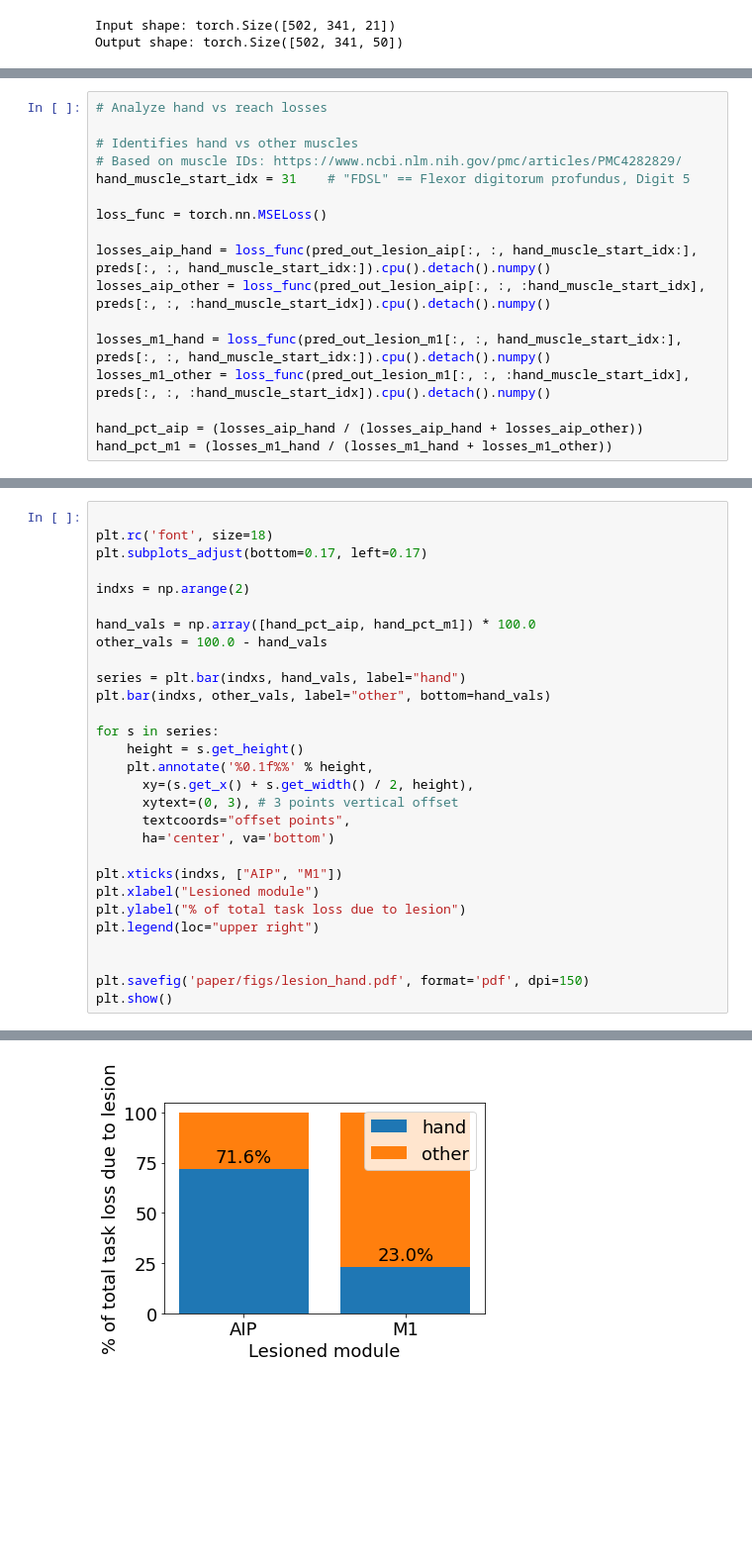
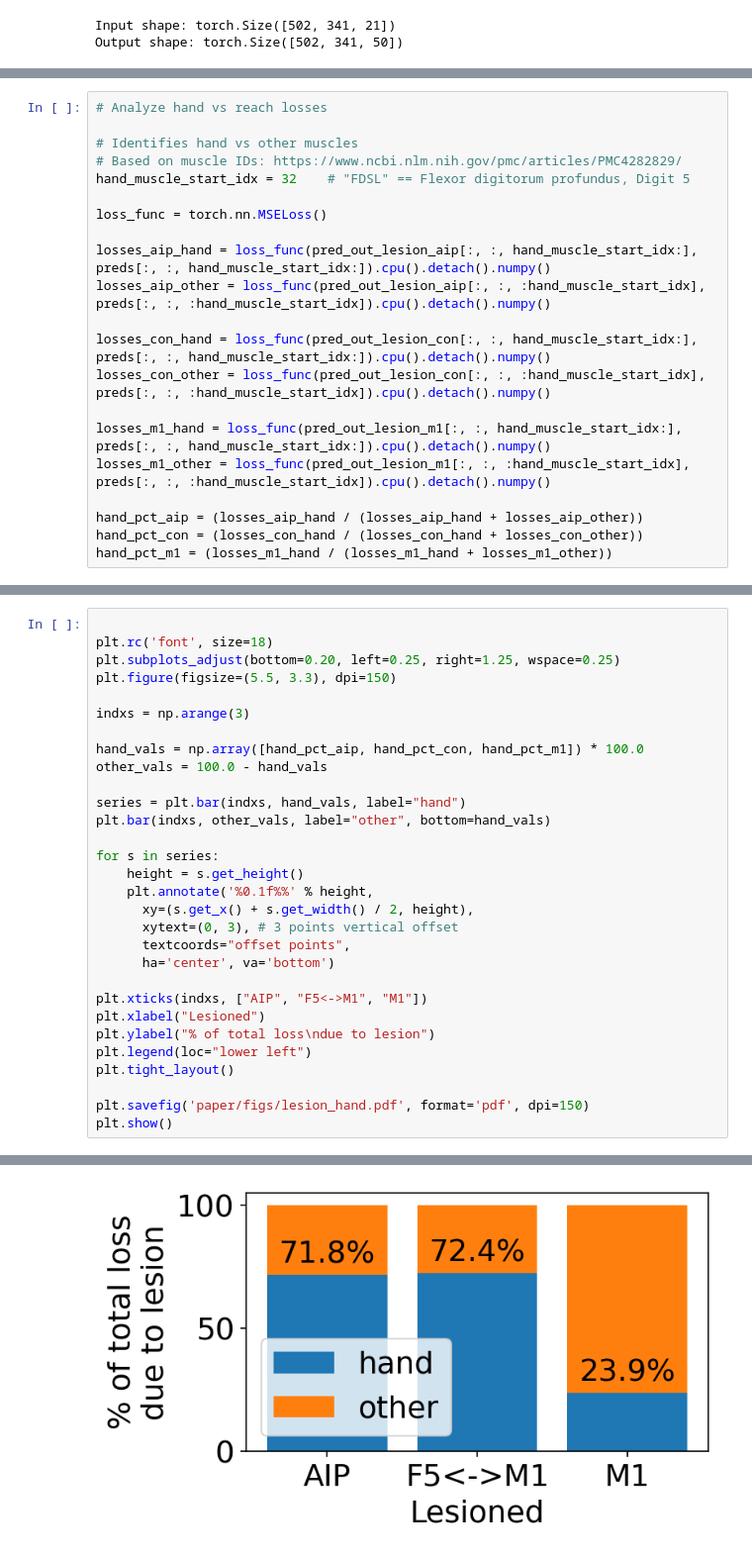
Before and after one commit to mmattb/coproc-poc, a Jupyter notebook: analyze_lesions.ipynb, the cells around one changed output, grey strips where cells are left out. Shown at 99% size. Drawn from its saved outputs; the diff is of its cells as text; blank space fills up the shorter version.

```diff
--- a/analyze_lesions.ipynb
+++ b/analyze_lesions.ipynb
@@ -149,17 +174,21 @@ plt.show()
 
 # Identifies hand vs other muscles
 # Based on muscle IDs: https://www.ncbi.nlm.nih.gov/pmc/articles/PMC4282829/
-hand_muscle_start_idx = 31    # "FDSL" == Flexor digitorum profundus, Digit 5
+hand_muscle_start_idx = 32    # "FDSL" == Flexor digitorum profundus, Digit 5
 
 loss_func = torch.nn.MSELoss()
 
 losses_aip_hand = loss_func(pred_out_lesion_aip[:, :, hand_muscle_start_idx:], preds[:, :, hand_muscle_start_idx:]).cpu().detach().numpy()
 losses_aip_other = loss_func(pred_out_lesion_aip[:, :, :hand_muscle_start_idx], preds[:, :, :hand_muscle_start_idx]).cpu().detach().numpy()
 
+losses_con_hand = loss_func(pred_out_lesion_con[:, :, hand_muscle_start_idx:], preds[:, :, hand_muscle_start_idx:]).cpu().detach().numpy()
+losses_con_other = loss_func(pred_out_lesion_con[:, :, :hand_muscle_start_idx], preds[:, :, :hand_muscle_start_idx]).cpu().detach().numpy()
+
 losses_m1_hand = loss_func(pred_out_lesion_m1[:, :, hand_muscle_start_idx:], preds[:, :, hand_muscle_start_idx:]).cpu().detach().numpy()
 losses_m1_other = loss_func(pred_out_lesion_m1[:, :, :hand_muscle_start_idx], preds[:, :, :hand_muscle_start_idx]).cpu().detach().numpy()
 
 hand_pct_aip = (losses_aip_hand / (losses_aip_hand + losses_aip_other))
+hand_pct_con = (losses_con_hand / (losses_con_hand + losses_con_other))
 hand_pct_m1 = (losses_m1_hand / (losses_m1_hand + losses_m1_other))
 # %%
 print(hand_pct_aip)
@@ -170,11 +201,12 @@ print(1-hand_pct_m1)
 # %%
 
 plt.rc('font', size=18)
-plt.subplots_adjust(bottom=0.17, left=0.17)
+plt.subplots_adjust(bottom=0.20, left=0.25, right=1.25, wspace=0.25)
+plt.figure(figsize=(5.5, 3.3), dpi=150)
 
-indxs = np.arange(2)
+indxs = np.arange(3)
 
-hand_vals = np.array([hand_pct_aip, hand_pct_m1]) * 100.0
+hand_vals = np.array([hand_pct_aip, hand_pct_con, hand_pct_m1]) * 100.0
 other_vals = 100.0 - hand_vals
 
 series = plt.bar(indxs, hand_vals, label="hand")
@@ -188,11 +220,11 @@ for s in series:
       textcoords="offset points",
       ha='center', va='bottom')
 
-plt.xticks(indxs, ["AIP", "M1"])
-plt.xlabel("Lesioned module")
-plt.ylabel("% of total task loss due to lesion")
-plt.legend(loc="upper right")
-
+plt.xticks(indxs, ["AIP", "F5<->M1", "M1"])
+plt.xlabel("Lesioned")
+plt.ylabel("% of total loss\ndue to lesion")
+plt.legend(loc="lower left")
+plt.tight_layout()
 
 plt.savefig('paper/figs/lesion_hand.pdf', format='pdf', dpi=150)
 plt.show()
@@ -200 +233 @@ plt.show()
-[figure, old version]
+[figure, new version]
```
Also changed, not shown: parts of 5 cells of this notebook, 11 other files.
